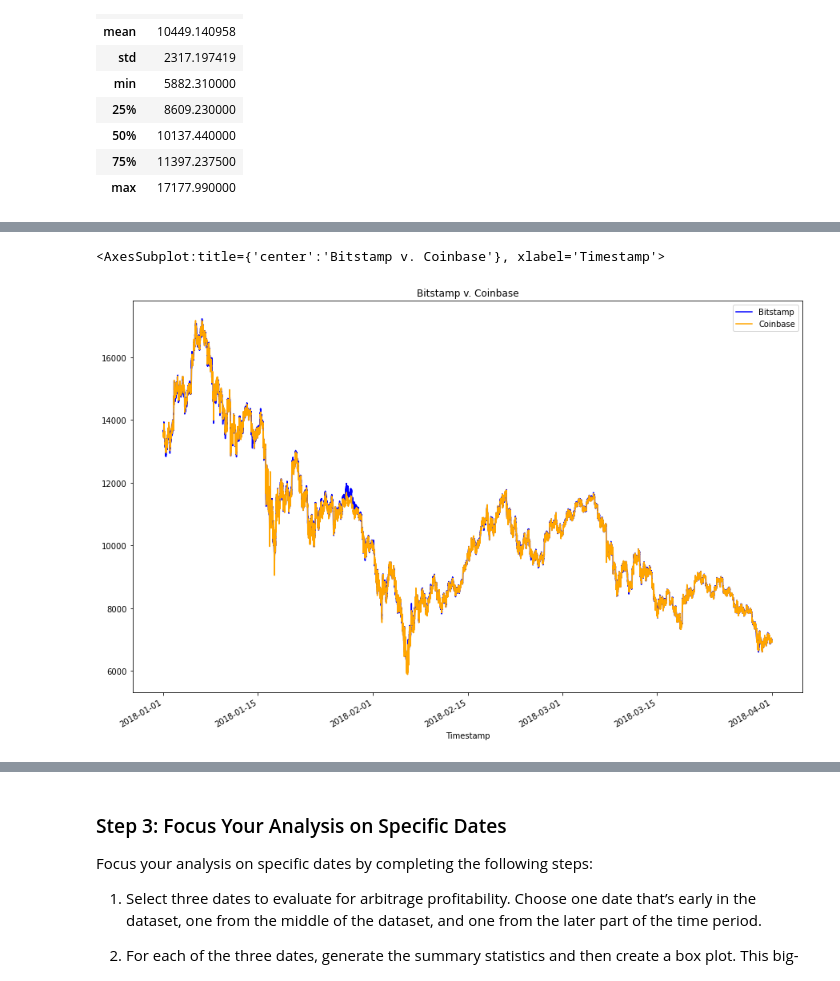
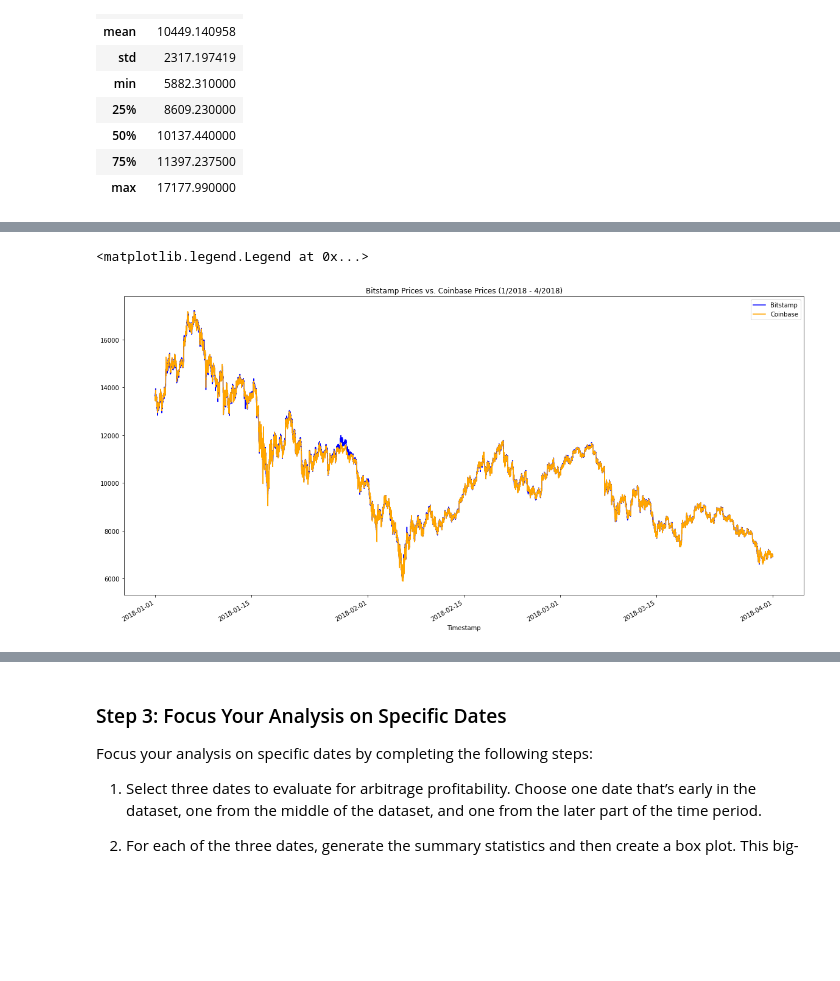
Before and after one commit to briggslalor/Challenge_3, a Jupyter notebook: crypto_arbitrage.ipynb, the cells around one changed output, grey strips where cells are left out. Drawn from its saved outputs; the diff is of its cells as text; code cells hidden in the pictures; blank space fills up the shorter version.

```diff
--- a/crypto_arbitrage.ipynb
+++ b/crypto_arbitrage.ipynb
@@ -181,10 +181,12 @@ bitstamp_sliced = # YOUR CODE HERE
 | 2018-01-01 00:04:00 | 13620.00 |
 # %%
 # Use loc or iloc to select `Timestamp (the index)` and `Close` from coinbase DataFrame
-coinbase_sliced = # YOUR CODE HERE
+coinbase_sliced = coinbase.loc[:, ['Close']]
+bitstamp_sliced = bitstamp.loc[:, ['Close']]
 
 # Review the first five rows of the DataFrame
-# YOUR CODE HERE
+coinbase_sliced.head()
+bitstamp_sliced.head()
 # %% [output]
 |  | Close |
 | Timestamp |  |
@@ -248,11 +250,15 @@ Sort through the time series data associated with the bitstamp and coinbase Data
 # %%
 # Overlay the visualizations for the bitstamp and coinbase DataFrames in one plot
 # The plot should visualize the prices over the full lenth of the dataset
 # Be sure to include the parameters: legend, figure size, title, and color and label
-# YOUR CODE HERE
+ax = bitstamp_sliced.plot(figsize = (20,10), title = 'Bitstamp Prices vs. Coinbase Prices (1/2018 - 4/2018)', color = 'blue')
+
+coinbase_sliced.plot(ax=ax, color = 'orange')
+
+ax.legend(['Bitstamp', 'Coinbase'])
 # %% [output]
-<AxesSubplot:title={'center':'Bitstamp v. Coinbase'}, xlabel='Timestamp'>
+<matplotlib.legend.Legend at 0x...>
-[figure, old version]
+[figure, new version]
 # %%
 # Using the loc and plot functions, create an overlay plot that visualizes
 # the price action of both DataFrames for a one month period early in the dataset
```
Also changed, not shown: parts of 8 cells of this notebook.
